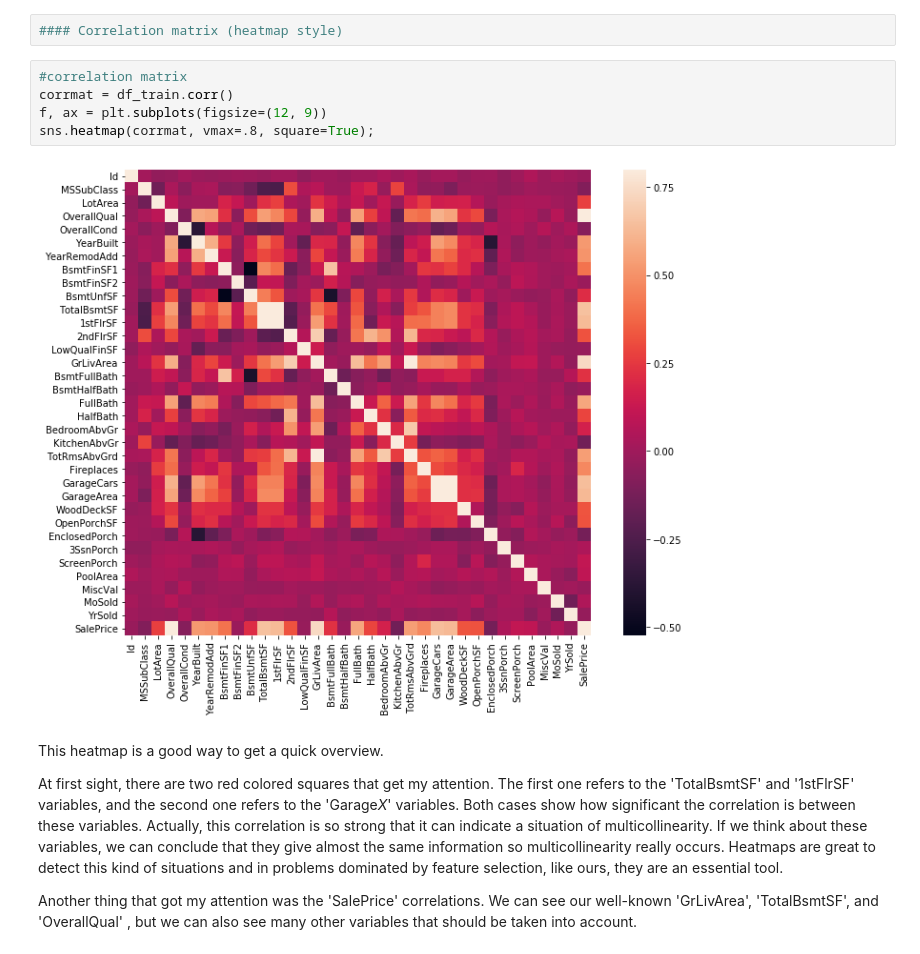
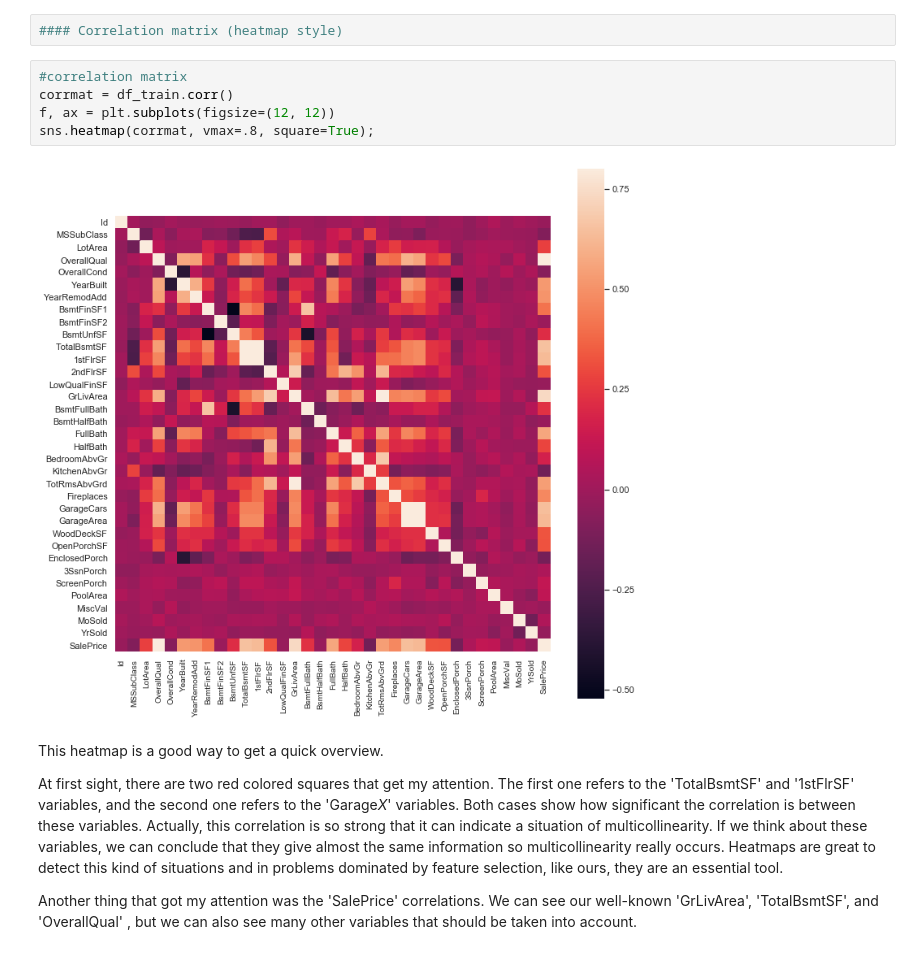
Before and after one commit to zackhoustontx/SpringBoard, a Jupyter notebook: Capstone_Project_1/house-prices-advanced-regression-techniques/house-prices-advanced-regression-techniques.ipynb, the cells around one changed output. Saved outputs shown, nothing was run; the diff lists cells and outputs as text.

```diff
--- a/Capstone_Project_1/house-prices-advanced-regression-techniques/house-prices-advanced-regression-techniques.ipynb
+++ b/Capstone_Project_1/house-prices-advanced-regression-techniques/house-prices-advanced-regression-techniques.ipynb
@@ -267,10 +269,10 @@ To explore the data, we will start with Correlation matrix,'SalePrice' correlati
 # %%
 #correlation matrix
 corrmat = df_train.corr()
-f, ax = plt.subplots(figsize=(12, 9))
+f, ax = plt.subplots(figsize=(12, 12))
 sns.heatmap(corrmat, vmax=.8, square=True);
 # %% [output]
-[figure, old version]
+[figure, new version]
 # %% [markdown]
 This heatmap is a good way to get a quick overview.
 
```
Also changed, not shown: parts of 16 cells of this notebook.
